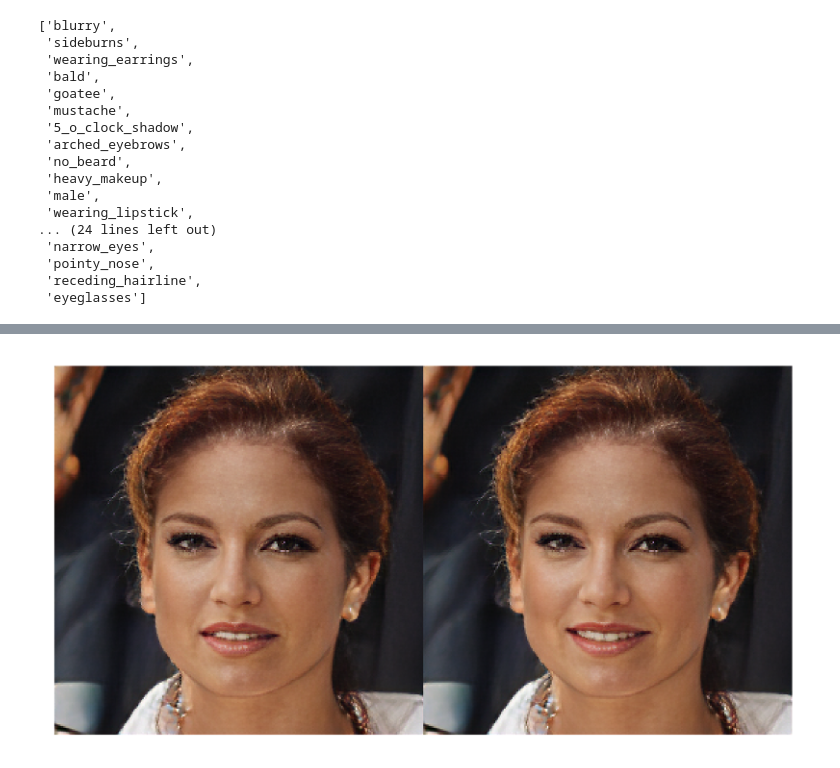
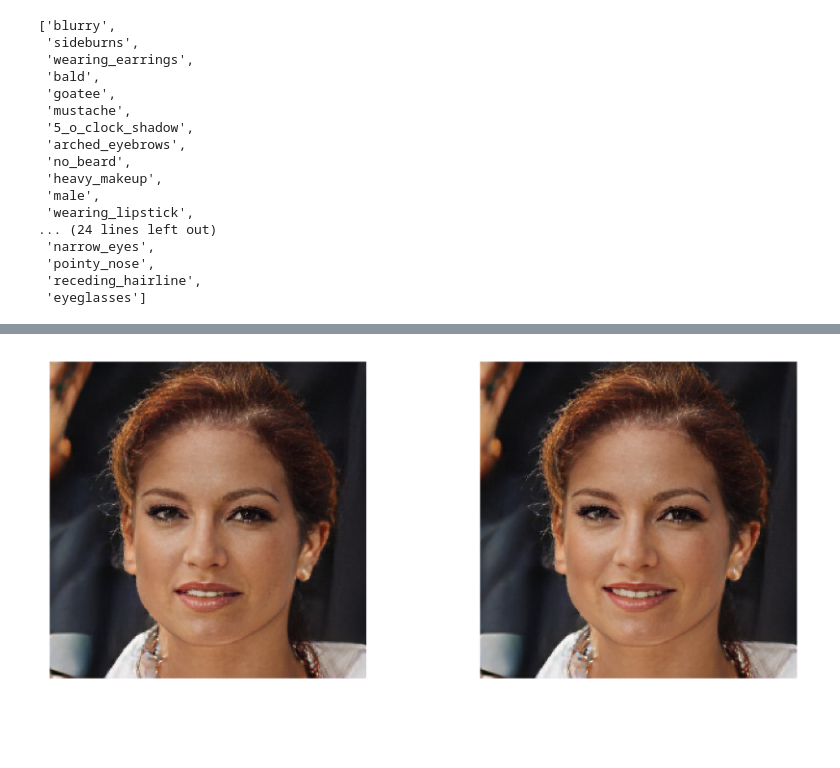
Before and after one commit to ieee8023/latentshift, a Jupyter notebook: example.ipynb, the cells around one changed output, grey strips where cells are left out. Cells and saved outputs as stored; diff of their text form; code cells hidden in the pictures; blank space fills up the shorter version.

```diff
--- a/example.ipynb
+++ b/example.ipynb
@@ -103,8 +102,9 @@ plt.axis('off');
-# %%
-dimgs = np.concatenate([images_f[0], images_f[-1]])
-fig, ax = plt.subplots(1,1, figsize=(8,3), dpi=350)
-plt.imshow(np.concatenate(dimgs,1), interpolation='none');
-plt.axis('off');
-# %% [output]
-[figure, removed]
+# %%
+fig, axs = plt.subplots(ncols=2, squeeze=False, figsize=(8,3), dpi=350)
+for i, img in enumerate([images_f[0], images_f[-1]]):
+    axs[0, i].imshow(img, interpolation='none')
+    axs[0, i].axis('off');
+fig.tight_layout()
+# %% [output]
+[figure, added]
 # %%
```
Also changed, not shown: parts of 6 cells of this notebook, 2 other files.
